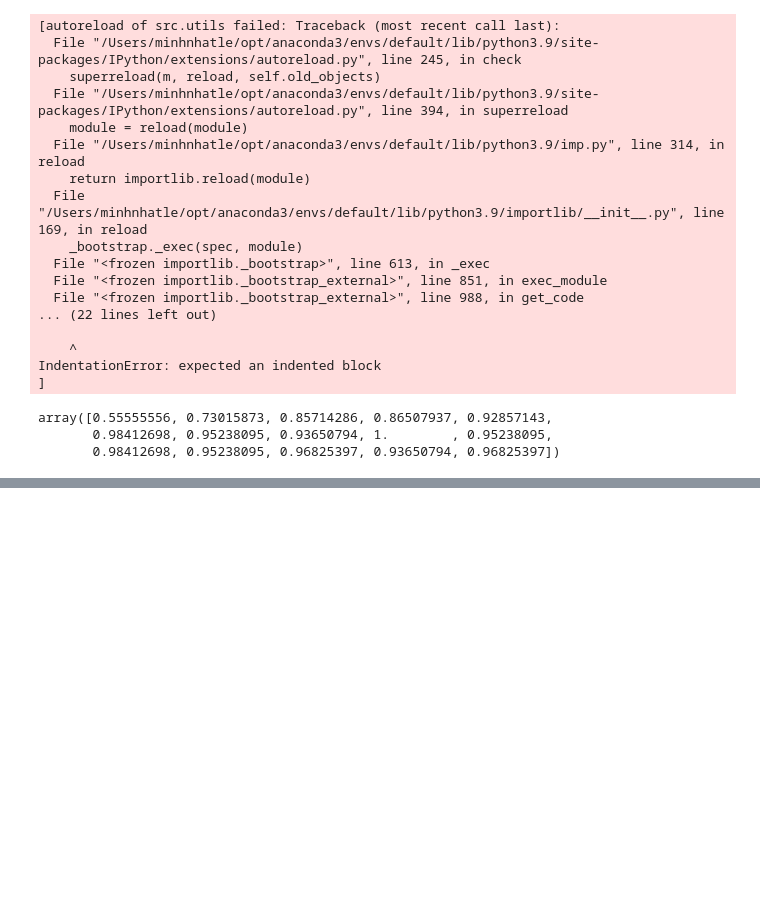
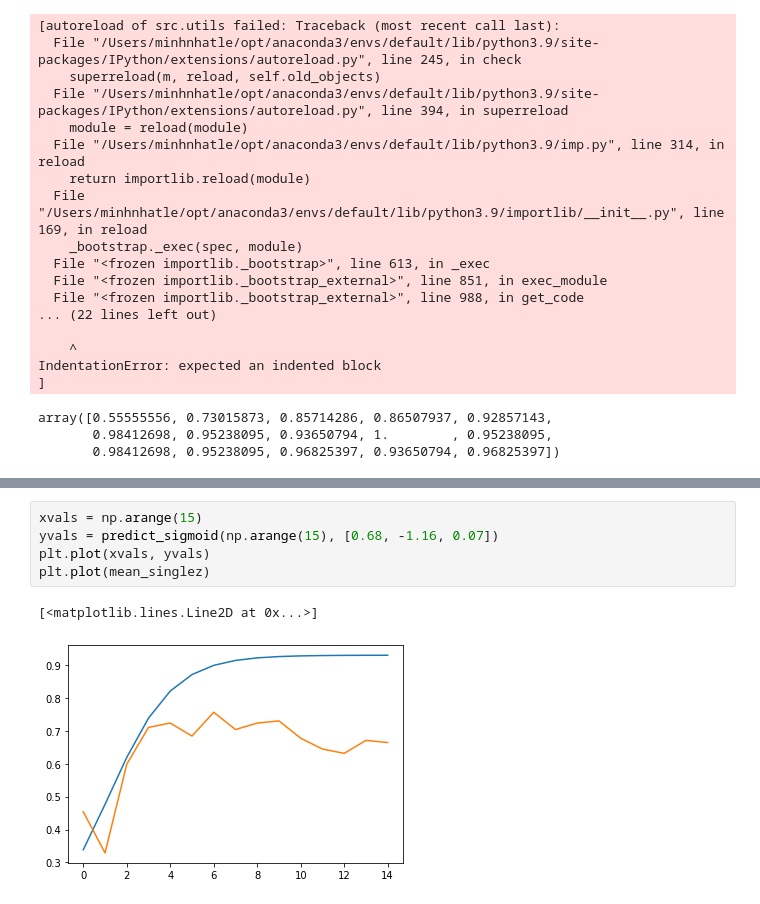
Before and after one commit to nhat-le/switching-simulations, a Jupyter notebook: blockhmm_classifier.ipynb, the cells around one changed output, grey strips where cells are left out. Cells and saved outputs as stored; diff of their text form; blank space fills up the shorter version.

```diff
--- a/blockhmm_classifier.ipynb
+++ b/blockhmm_classifier.ipynb
@@ -259,0 +350,8 @@ array([0.55555556, 0.73015873, 0.85714286, 0.86507937, 0.92857143,
+# %%
+xvals = np.arange(15)
+yvals = predict_sigmoid(np.arange(15), [0.68, -1.16, 0.07])
+plt.plot(xvals, yvals)
+plt.plot(mean_singlez)
+# %% [output]
+[<matplotlib.lines.Line2D at 0x...>]
+[figure, added]
```
Also changed, not shown: parts of 9 cells of this notebook, 4 other files.
